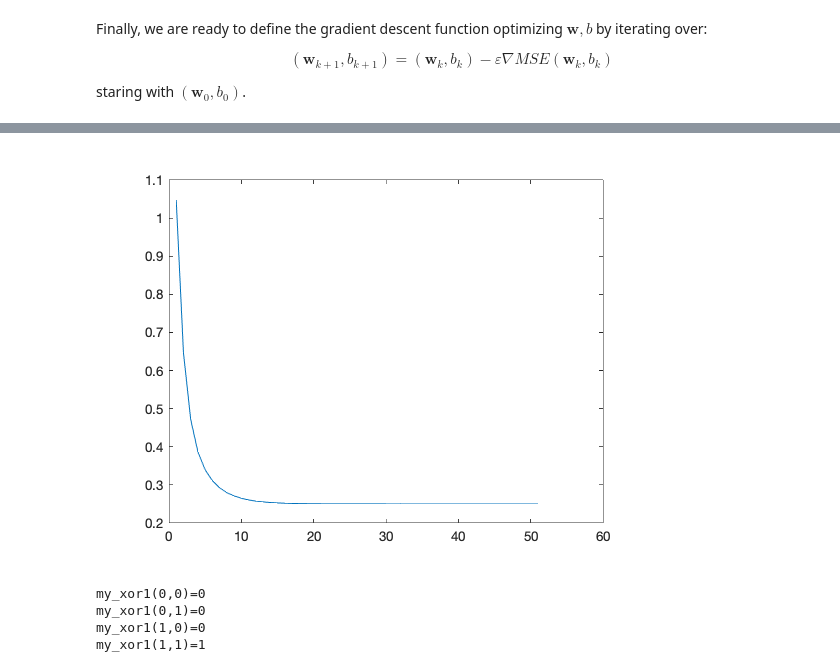
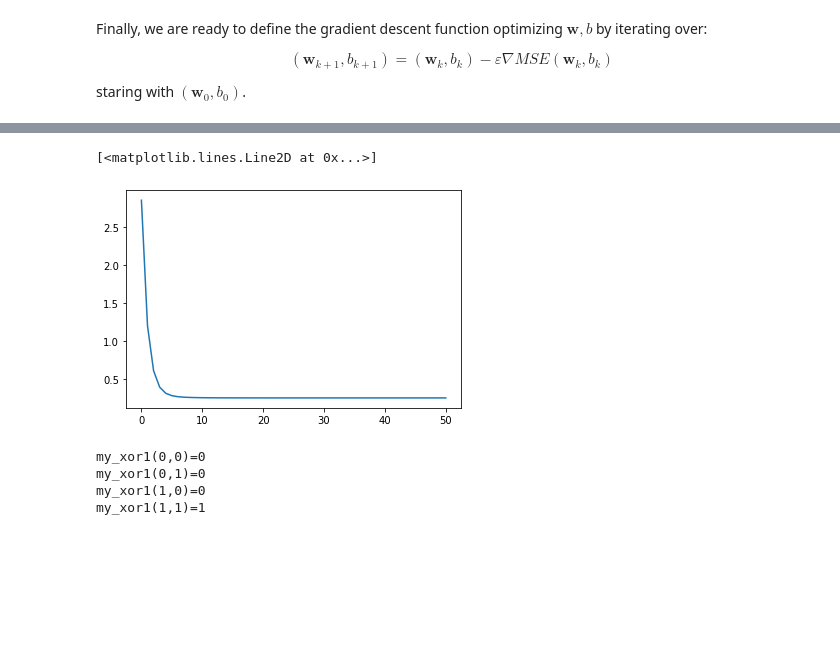
Before and after one commit to derekchased/Public-ML-Notebooks, a Jupyter notebook: DL_py_Learn_an_XOR_Neural_Network_using_gradient_based_optimization.ipynb, the cells around one changed output, grey strips where cells are left out. Drawn from its saved outputs; the diff is of its cells as text; code cells hidden in the pictures; blank space fills up the shorter version.

```diff
--- a/DL_py_Learn_an_XOR_Neural_Network_using_gradient_based_optimization.ipynb
+++ b/DL_py_Learn_an_XOR_Neural_Network_using_gradient_based_optimization.ipynb
@@ -96,16 +88,5 @@ out_units = 1;
 glorot_limit = np.sqrt(6 / (in_units + out_units))
 ws0 = np.array([rng.random()*2*glorot_limit-glorot_limit, rng.random()*2*glorot_limit-glorot_limit, 0])
 print(ws0)
-
-def mse(ws, m, X, Y):
-    return np.sum((Y-m(ws,X))**2)/X.shape[0]
-
-# Matrix multiplication, return vector w/length of n-1
-# [[x0_1*w0_1+x0_2*w0_2+1*w0_3], ... [xn_1*wn_1+xn_2*wn_2+1*wn_3]]
-def m1(ws, X):
-    return X@ws
-
-mse1 = mse(ws0,m1,X_bias,Y)
-print(mse1)
 # %% [output]
 [-1.17196113 -0.7444123   0.        ]
@@ -113,2 +93,25 @@ print(mse1)
+# %%
+def mse(ws, m, X, Y):
+    return np.sum((Y-m(ws,X))**2)/X.shape[0]
+
+def grad_mse(ws, m, grads, X, Y):
+    N = X.shape[0]
+    M = ws.shape[0]
+    grad_ws = np.zeros(M)
+    tmp = Y - m(ws,X)
+    for i in range(N):
+        for j in range(M):
+            grad_ws[j] = grad_ws[j] + tmp[i] * grads(j, ws, X[i,:]);
+    grad_ws = -2/N*grad_ws;
+    return grad_ws
+
+def grad_desc_mse(K, ws, learning_eps, loss, m, grads, X, Y):
+    history = [ mse(ws,m,X,Y) ]
+    for k in range(K):
+        grad_ws = grad_mse(ws, m, grads, X, Y)
+        old_ws = ws;
+        ws = old_ws - learning_eps * grad_ws;
+        history.append(mse(ws,m,X,Y))
+    return ws, history
 # %% [markdown]
 The gradient of $MSE$ can now be defined using $m_1$ and the first derivative of $m_1$ wrt. $w_1, w_2,$ and $b$, resp., as parameters.
@@ -169,5 +140,4 @@ Created file '/Users/wlomsi/Documents/ProjekteUni/Vorlesungen/ML 4DV660+4DV661+4
 # %%
-grad_loss = @(ws)(grad_mse(ws, m1, gradients1, X, Y));
 K = 50;
 learning_eps = 0.5;
-[ws, history] = grad_desc_mse(K, ws0, learning_eps, mse1, grad_loss, false)
+ws, history = grad_desc_mse(K, ws0, learning_eps, mse1, m1, gradients1, X, Y)
@@ -192,7 +144,8 @@ history =
-# %%
-plot(1:length(history),history)
-# %% [output]
-[figure, removed]
+# %%
+plt.plot(np.arange(len(history)),history)
+# %% [output]
+[<matplotlib.lines.Line2D at 0x...>]
+[figure, added]
 # %%
 my_xor1 = @(x1, x2)(round(ws(1)*x1 + ws(2)*x2 + ws(3)));
 for i=1:4
```
Also changed, not shown: parts of 8 cells of this notebook.
